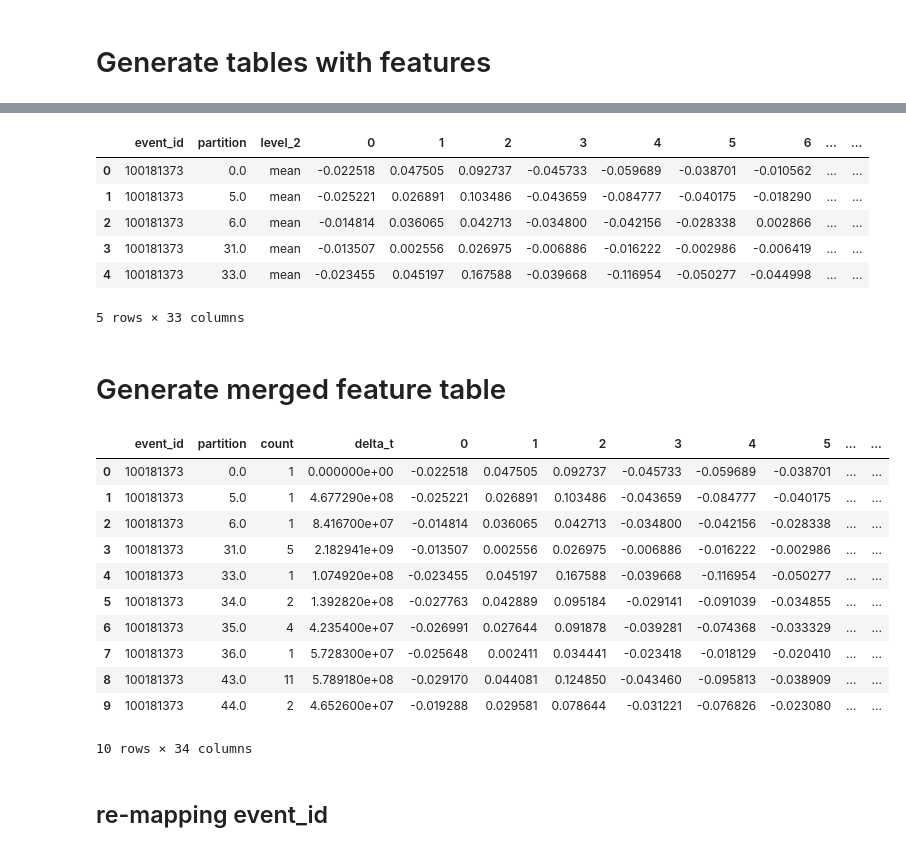
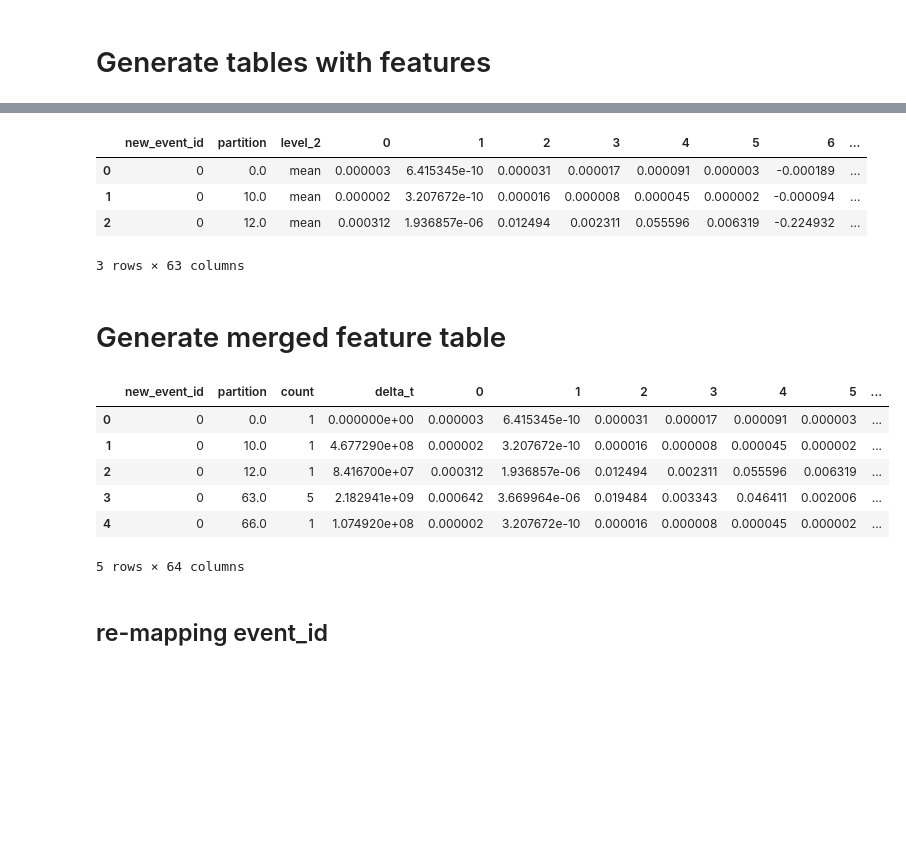
Before and after one commit to MassimoPerini/FakeNews, a Jupyter notebook: backend/extract_features.ipynb, the cells around one changed output, grey strips where cells are left out. Cells and saved outputs as stored; diff of their text form; code cells hidden in the pictures; blank space fills up the shorter version.

```diff
--- a/backend/extract_features.ipynb
+++ b/backend/extract_features.ipynb
@@ -209,8 +288,11 @@ for i in labels:
     indexed_arr = [i]+list(model.docvecs[i])
     list_text_features+=[indexed_arr]
 
-n_features = len(list_text_features[0])-1 #escludo gli id
-feature_text_tweet = pd.DataFrame(list_text_features, columns=["id"]+list(range(n_features)))
+#n_features = len(list_text_features[0])-1 #escludo gli id
+feature_text_tweet = pd.DataFrame(list_text_features, columns=["id_to_delete"]+list(range(N_DOC2VEC_FEATURES)))
 
 #JOIN
-new_data = data.merge(feature_text_tweet, left_on='new_index', right_on='id')
+new_data = data.merge(feature_text_tweet, left_on='new_id', right_on='id_to_delete')
+
+new_data.drop(['id_to_delete'], inplace = True, axis=1)
+#new_data.rename(index=str, columns={"id_x": "id"}, inplace = True)
@@ -225,0 +315,18 @@ new_data[["id_x", "id_y", "new_index"]].head()
+# %%
+#new_data = data.merge(feature_text_tweet, left_on='new_event_id', right_on='id_to_delete')
+part = data.merge(data_with_svd[["new_id"] + list(range(N_SVD_FEATURES))], left_on='new_id', right_on='new_id')
+
+
+new_feature_indexes = {}
+f = []
+for i in range (N_DOC2VEC_FEATURES):
+    v = N_SVD_FEATURES + i
+    new_feature_indexes[i]= v
+    f+=[v]
+
+new_data.rename(index=str, columns=new_feature_indexes, inplace = True)
+
+
+
+final_table = part.merge(new_data[["new_id"] + f], left_on='new_id', right_on='new_id')
+#new_data[list(range(N_DOC2VEC_FEATURES))]
@@ -226,9 +341,8 @@ new_data[["id_x", "id_y", "new_index"]].head()
 # %% [markdown]
 # Generate tables with features
 # %%
-partiton_count = new_data.groupby(["event_id", "partition"])["id_x"].agg(['count']).reset_index()
-delta_t = new_data[["event_id", "partition", "delta_t"]].drop_duplicates(["event_id", "partition"])
-#model.docvecs[580897]#questa è la label!
+partiton_count = final_table.groupby(["new_event_id", "partition"])["new_id"].agg(['count']).reset_index()
+delta_t = final_table[["new_event_id", "partition", "delta_t"]].drop_duplicates(["new_event_id", "partition"])
 
-text_f = new_data.groupby(["event_id", "partition"])[list(range(n_features))].agg(['mean']).stack().reset_index()#(level=2)
+text_f = final_table.groupby(["new_event_id", "partition"])[list(range(N_DOC2VEC_FEATURES+N_SVD_FEATURES))].agg(['mean']).stack().reset_index()
 # %%
@@ -252,32 +362,25 @@ delta_t.head()
 # %%
-text_f.head()
+text_f.head(3)
 # %% [output]
-|  | event_id | partition | level_2 | 0 | 1 | 2 | 3 | 4 | 5 | 6 | ... | ... |
-| 0 | 100181373 | 0.0 | mean | -0.022518 | 0.047505 | 0.092737 | -0.045733 | -0.059689 | -0.038701 | -0.010562 | ... | ... |
-| 1 | 100181373 | 5.0 | mean | -0.025221 | 0.026891 | 0.103486 | -0.043659 | -0.084777 | -0.040175 | -0.018290 | ... | ... |
-| 2 | 100181373 | 6.0 | mean | -0.014814 | 0.036065 | 0.042713 | -0.034800 | -0.042156 | -0.028338 | 0.002866 | ... | ... |
-| 3 | 100181373 | 31.0 | mean | -0.013507 | 0.002556 | 0.026975 | -0.006886 | -0.016222 | -0.002986 | -0.006419 | ... | ... |
-| 4 | 100181373 | 33.0 | mean | -0.023455 | 0.045197 | 0.167588 | -0.039668 | -0.116954 | -0.050277 | -0.044998 | ... | ... |
+|  | new_event_id | partition | level_2 | 0 | 1 | 2 | 3 | 4 | 5 | 6 | ... |
+| 0 | 0 | 0.0 | mean | 0.000003 | 6.415345e-10 | 0.000031 | 0.000017 | 0.000091 | 0.000003 | -0.000189 | ... |
+| 1 | 0 | 10.0 | mean | 0.000002 | 3.207672e-10 | 0.000016 | 0.000008 | 0.000045 | 0.000002 | -0.000094 | ... |
+| 2 | 0 | 12.0 | mean | 0.000312 | 1.936857e-06 | 0.012494 | 0.002311 | 0.055596 | 0.006319 | -0.224932 | ... |
-5 rows × 33 columns
+3 rows × 63 columns
 # %% [markdown]
 # Generate merged feature table
 # %%
-final_features = partiton_count.merge(delta_t, left_on=["event_id", "partition"], right_on=["event_id", "partition"]).merge(text_f, left_on=["event_id", "partition"], right_on=["event_id", "partition"])
+final_features = partiton_count.merge(delta_t, left_on=["new_event_id", "partition"], right_on=["new_event_id", "partition"]).merge(text_f, left_on=["new_event_id", "partition"], right_on=["new_event_id", "partition"])
 final_features = final_features.drop("level_2", 1)
 # %%
-final_features[final_features["event_id"] == "100181373"].head(10)
+final_features[final_features["new_event_id"] == 0].head(5)
 # %% [output]
-|  | event_id | partition | count | delta_t | 0 | 1 | 2 | 3 | 4 | 5 | ... | ... |
-| 0 | 100181373 | 0.0 | 1 | 0.000000e+00 | -0.022518 | 0.047505 | 0.092737 | -0.045733 | -0.059689 | -0.038701 | ... | ... |
-| 1 | 100181373 | 5.0 | 1 | 4.677290e+08 | -0.025221 | 0.026891 | 0.103486 | -0.043659 | -0.084777 | -0.040175 | ... | ... |
-| 2 | 100181373 | 6.0 | 1 | 8.416700e+07 | -0.014814 | 0.036065 | 0.042713 | -0.034800 | -0.042156 | -0.028338 | ... | ... |
-| 3 | 100181373 | 31.0 | 5 | 2.182941e+09 | -0.013507 | 0.002556 | 0.026975 | -0.006886 | -0.016222 | -0.002986 | ... | ... |
-| 4 | 100181373 | 33.0 | 1 | 1.074920e+08 | -0.023455 | 0.045197 | 0.167588 | -0.039668 | -0.116954 | -0.050277 | ... | ... |
-| 5 | 100181373 | 34.0 | 2 | 1.392820e+08 | -0.027763 | 0.042889 | 0.095184 | -0.029141 | -0.091039 | -0.034855 | ... | ... |
-| 6 | 100181373 | 35.0 | 4 | 4.235400e+07 | -0.026991 | 0.027644 | 0.091878 | -0.039281 | -0.074368 | -0.033329 | ... | ... |
-| 7 | 100181373 | 36.0 | 1 | 5.728300e+07 | -0.025648 | 0.002411 | 0.034441 | -0.023418 | -0.018129 | -0.020410 | ... | ... |
-| 8 | 100181373 | 43.0 | 11 | 5.789180e+08 | -0.029170 | 0.044081 | 0.124850 | -0.043460 | -0.095813 | -0.038909 | ... | ... |
-| 9 | 100181373 | 44.0 | 2 | 4.652600e+07 | -0.019288 | 0.029581 | 0.078644 | -0.031221 | -0.076826 | -0.023080 | ... | ... |
+|  | new_event_id | partition | count | delta_t | 0 | 1 | 2 | 3 | 4 | 5 | ... |
+| 0 | 0 | 0.0 | 1 | 0.000000e+00 | 0.000003 | 6.415345e-10 | 0.000031 | 0.000017 | 0.000091 | 0.000003 | ... |
+| 1 | 0 | 10.0 | 1 | 4.677290e+08 | 0.000002 | 3.207672e-10 | 0.000016 | 0.000008 | 0.000045 | 0.000002 | ... |
+| 2 | 0 | 12.0 | 1 | 8.416700e+07 | 0.000312 | 1.936857e-06 | 0.012494 | 0.002311 | 0.055596 | 0.006319 | ... |
+| 3 | 0 | 63.0 | 5 | 2.182941e+09 | 0.000642 | 3.669964e-06 | 0.019484 | 0.003343 | 0.046411 | 0.002006 | ... |
+| 4 | 0 | 66.0 | 1 | 1.074920e+08 | 0.000002 | 3.207672e-10 | 0.000016 | 0.000008 | 0.000045 | 0.000002 | ... |
-10 rows × 34 columns
+5 rows × 64 columns
 # %% [markdown]
 ## re-mapping event_id
```
Also changed, not shown: parts of 46 cells of this notebook.
